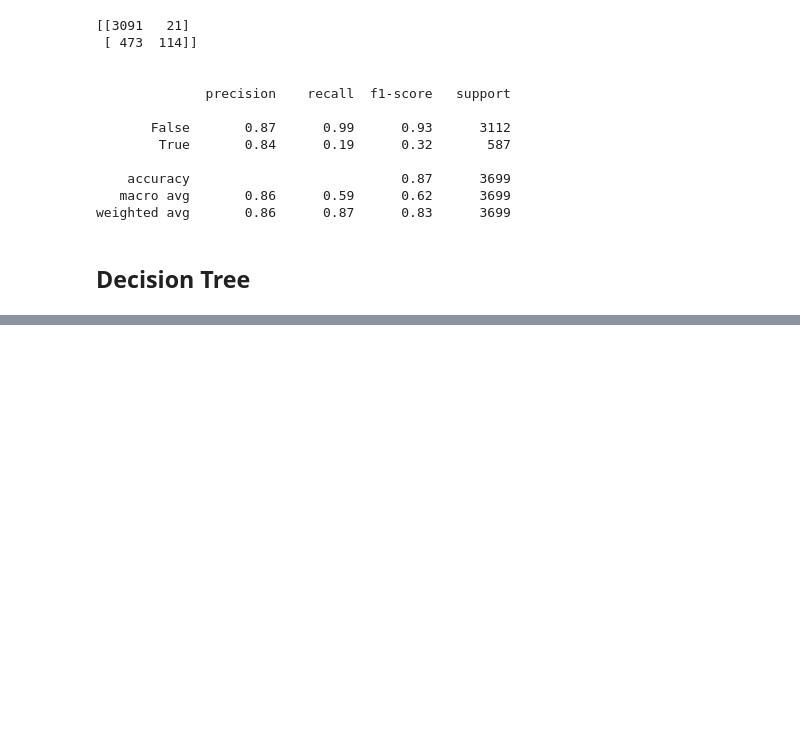
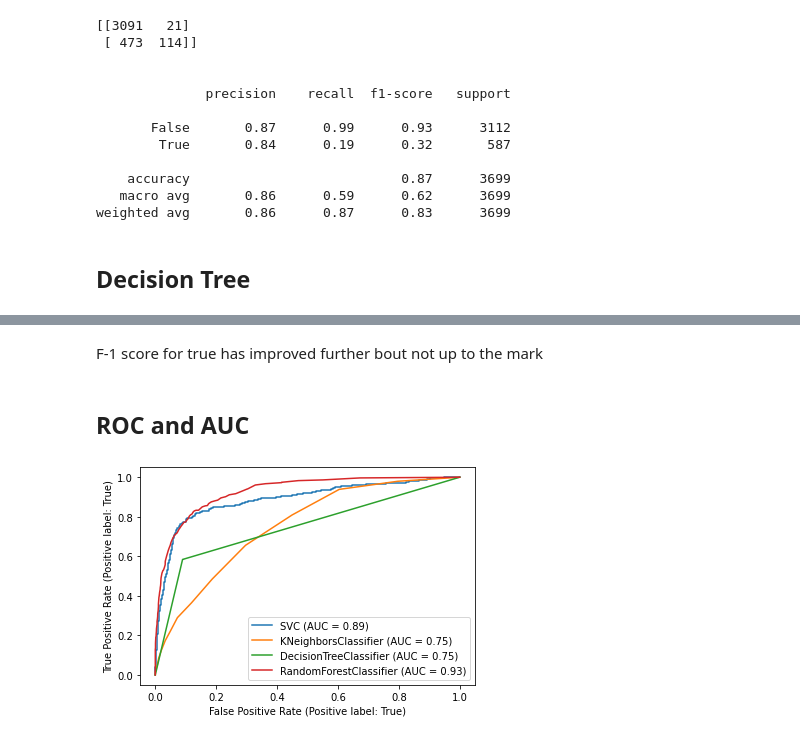
Before and after one commit to ashishgeorge009/CSI55-Assignment-1, a Jupyter notebook: The_Assignment.ipynb, the cells around one changed output, grey strips where cells are left out. Drawn from its saved outputs; the diff is of its cells as text; code cells hidden in the pictures; blank space fills up the shorter version.

```diff
--- a/The_Assignment.ipynb
+++ b/The_Assignment.ipynb
@@ -299,0 +302,4 @@ weighted avg       0.86      0.87      0.83      3699
+# %%
+dtree = DecisionTreeClassifier()
+dtree.fit(X_train,y_train)
+dtpredictions = dtree.predict(X_test)
@@ -299,0 +326,4 @@ weighted avg       0.86      0.87      0.83      3699
+# %%
+rfc = RandomForestClassifier(n_estimators=100)
+rfc.fit(X_train, y_train)
+rfc_pred = rfc.predict(X_test)
@@ -300,3 +344,18 @@ weighted avg       0.86      0.87      0.83      3699
+# %% [markdown]
+F-1 score for true has improved further bout not up to the mark
+# %% [markdown]
+## ROC and AUC
+# %%
+from sklearn.metrics import plot_roc_curve
+import matplotlib.pyplot as plt
+roc_SVM = plot_roc_curve(SVMmodel, X_test, y_test)
+roc_knn = plot_roc_curve(knn, X_test, y_test, ax=roc_SVM.ax_)
+roc_stree =plot_roc_curve(dtree, X_test, y_test,ax=roc_SVM.ax_)
+roc_rfc =plot_roc_curve(rfc, X_test, y_test, ax=roc_SVM.ax_)
+
+plt.show()
+# %% [output]
+[figure, added]
 # %% [markdown]
 <a style='text-decoration:none;line-height:16px;display:flex;color:#5B5B62;padding:10px;justify-content:end;' href='https://deepnote.com?utm_source=created-in-deepnote-cell&projectId=f6b64ae9-38ba-4e6f-91cb-44163f0a046c' target="_blank">
 <img alt='Created in deepnote.com' style='display:inline;max-height:16px;margin:0px;margin-right:7.5px;' src='embedded-picture-1' > </img>
```
Also changed, not shown: parts of 6 cells of this notebook, 1 other file.
